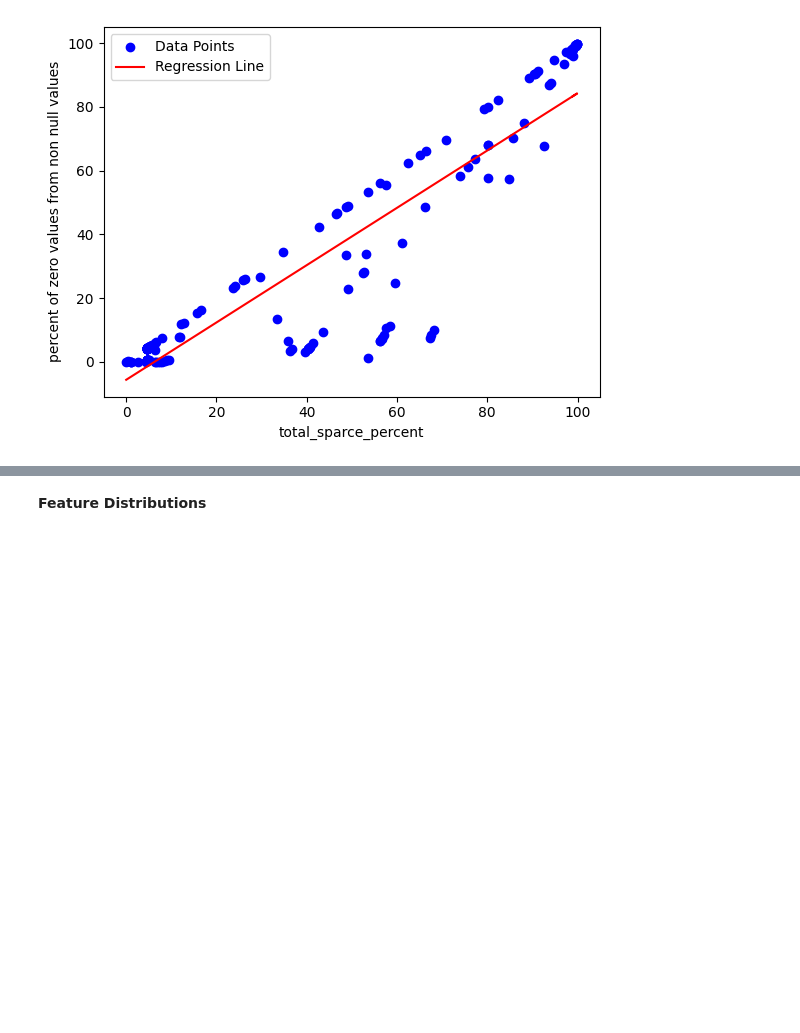
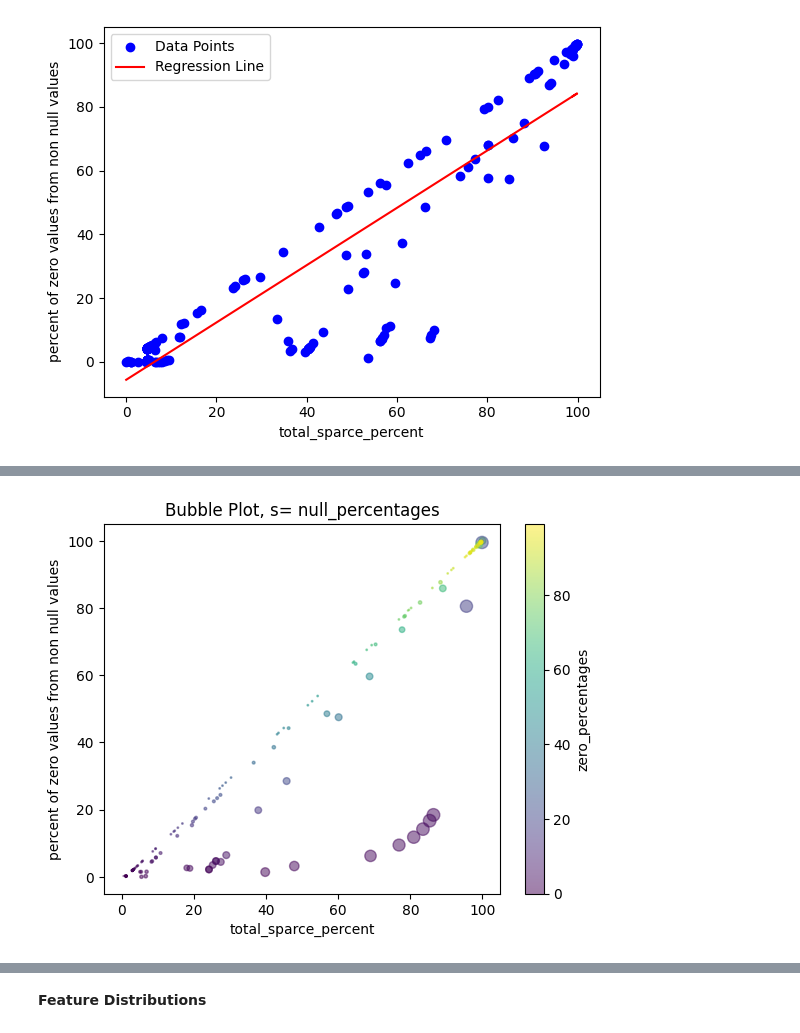
Before and after one commit to Lughaidh-w/DataPrep_ca1, a Jupyter notebook: CA1.ipynb, the cells around one changed output, grey strips where cells are left out. Drawn from its saved outputs; the diff is of its cells as text; code cells hidden in the pictures; blank space fills up the shorter version.

```diff
--- a/CA1.ipynb
+++ b/CA1.ipynb
@@ -404,0 +472,4 @@ sparse_lr(sparse_df2, "total_sparce_percent", "percent of zero values from non n
+# %%
+sparse_bubble_plot(sparse_df1)
+# %% [output]
+[figure, added]
```
Also changed, not shown: parts of 10 cells of this notebook.
